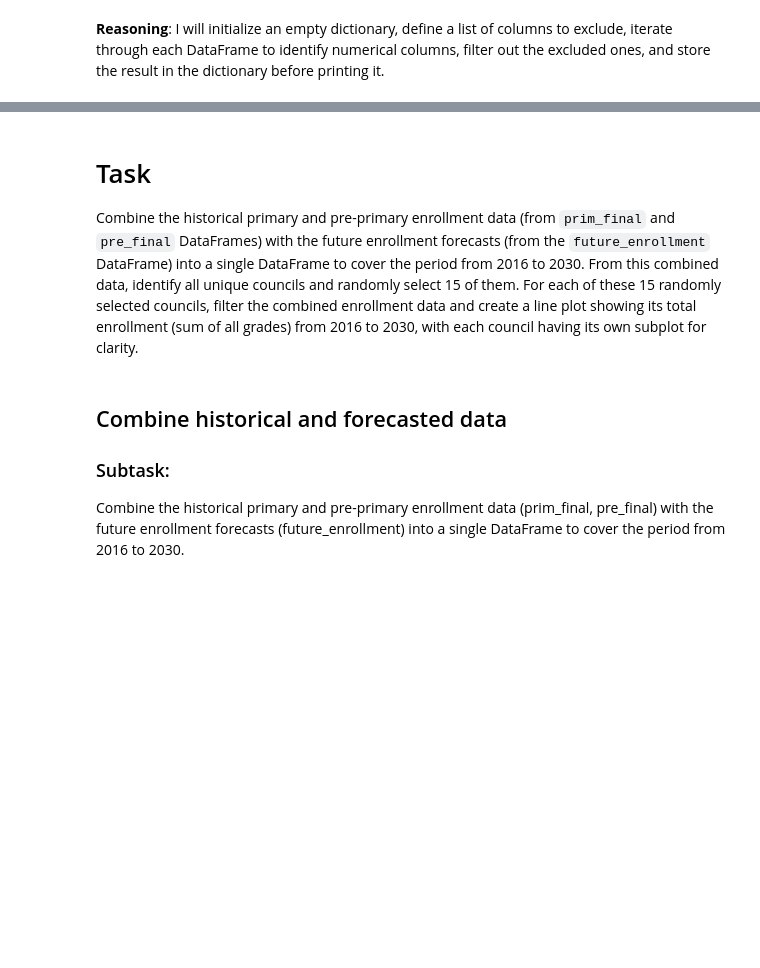
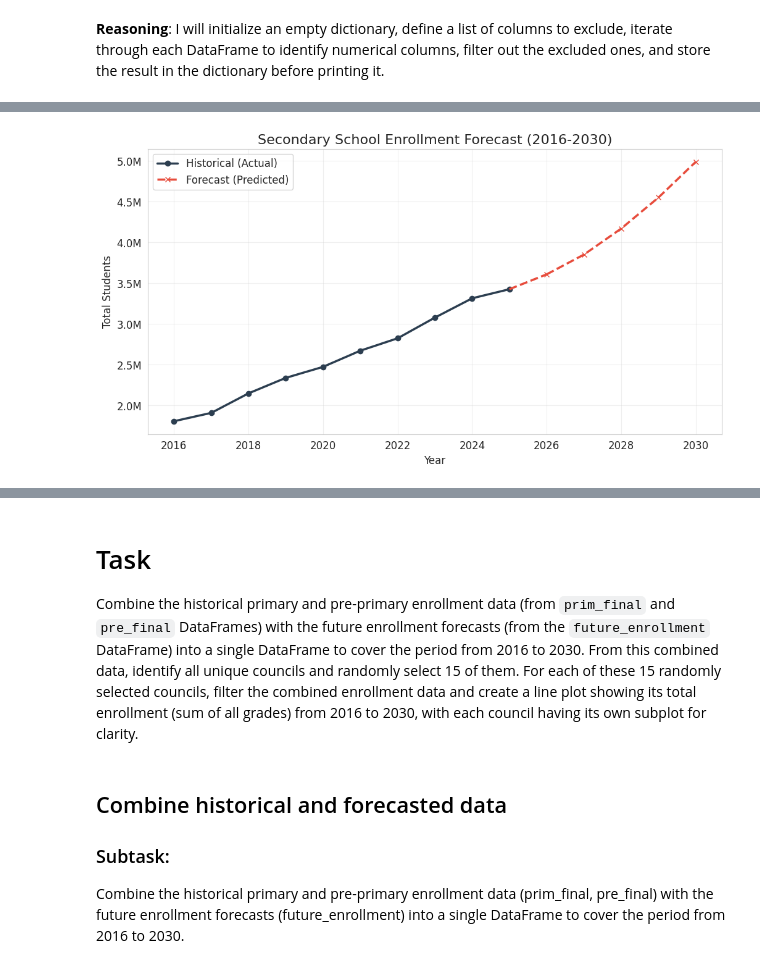
Before and after one commit to kadefue/MoEST, a Jupyter notebook: MoEST_Modeling.ipynb, the cells around one changed output, grey strips where cells are left out. Drawn from its saved outputs; the diff is of its cells as text; code cells hidden in the pictures; blank space fills up the shorter version.

```diff
--- a/MoEST_Modeling.ipynb
+++ b/MoEST_Modeling.ipynb
@@ -2653,53 +2287,97 @@ import matplotlib.pyplot as plt
 import seaborn as sns
 import pandas as pd
 
-def plot_forecasts(prim_hist, pre_hist, forecast_df):
+def plot_secondary_forecasts(history_df, forecast_df):
+    """
+    Plots historical vs. forecasted trends specifically for Secondary Schools.
+    Saves the resulting charts as PNG files.
+    """
     sns.set_style("whitegrid")
     plt.rcParams.update({'font.size': 12})
 
-    # Merge History and Forecast
-    hist_combined = pd.concat([prim_hist[['YEAR', 'ENROLLMENT', 'GRADE']],
-                               pre_hist[['YEAR', 'ENROLLMENT', 'GRADE']]])
-    hist_combined['Type'] = 'Historical'
+    # --- 1. PREPARE DATA ---
+    # Extract relevant columns and tag them
+    # Note: We use 'FORM' instead of 'GRADE' for Secondary data
+    hist_clean = history_df[['YEAR', 'ENROLLMENT', 'FORM']].copy()
+    hist_clean['Type'] = 'Historical'
 
-    forc_combined = forecast_df[['YEAR', 'ENROLLMENT', 'GRADE']].copy()
-    forc_combined['Type'] = 'Forecast'
+    forc_clean = forecast_df[['YEAR', 'ENROLLMENT', 'FORM']].copy()
+    forc_clean['Type'] = 'Forecast'
 
-    full_data = pd.concat([hist_combined, forc_combined])
+    full_data = pd.concat([hist_clean, forc_clean])
 
-    # --- CHART 1: National Trend ---
+    # --- CHART 1: National Trend (Trajectory) ---
     plt.figure(figsize=(12, 6))
+
+    # Aggregate total enrollment per year
     total_trend = full_data.groupby(['YEAR', 'Type'])['ENROLLMENT'].sum().reset_index()
 
     hist_trend = total_trend[total_trend['Type'] == 'Historical']
     forc_trend = total_trend[total_trend['Type'] == 'Forecast']
 
-    plt.plot(hist_trend['YEAR'], hist_trend['ENROLLMENT'], label='Historical', color='#2c3e50', lw=2.5, marker='o')
-    plt.plot(forc_trend['YEAR'], forc_trend['ENROLLMENT'], label='Forecast', color='#e74c3c', lw=2.5, ls='--', marker='x')
+    # Plot Lines
+    plt.plot(hist_trend['YEAR'], hist_trend['ENROLLMENT'],
+             label='Historical (Actual)', color='#2c3e50', lw=2.5, marker='o')
 
-    # Connect lines
-    plt.plot([hist_trend['YEAR'].max(), forc_trend['YEAR'].min()],
-             [hist_trend['ENROLLMENT'].iloc[-1], forc_trend['ENROLLMENT'].iloc[0]],
-             color='#e74c3c', ls='--', lw=2.5)
+    plt.plot(forc_trend['YEAR'], forc_trend['ENROLLMENT'],
+             label='Forecast (Predicted)', color='#e74c3c', lw=2.5, ls='--', marker='x')
 
-    plt.title('Tanzania National Enrollment Forecast (2016-2030)', fontsize=16)
+    # Connect the gap (Year 2025 -> 2026) to make the line continuous
+    if not hist_trend.empty and not forc_trend.empty:
+        plt.plot([hist_trend['YEAR'].max(), forc_trend['YEAR'].min()],
+                 [hist_trend['ENROLLMENT'].iloc[-1], forc_trend['ENROLLMENT'].iloc[0]],
+                 color='#e74c3c', ls='--', lw=2.5)
+
+    plt.title('Secondary School Enrollment Forecast (2016-2030)', fontsize=16)
     plt.ylabel('Total Students')
+    plt.xlabel('Year')
     plt.legend()
-    plt.gca().set_yticklabels(['{:,.1f}M'.format(x/1e6) for x in plt.gca().get_yticks()])
+    plt.grid(True, alpha=0.3)
 
-    plt.savefig("Forecast_National_Trend.png", dpi=300, bbox_inches='tight') # <--- SAVES IMAGE
+    # Format Y-axis to Millions (e.g., 2.5M)
+    current_values = plt.gca().get_yticks()
+    plt.gca().set_yticklabels(['{:,.1f}M'.format(x/1e6) for x in current_values])
+
+    # Save and Show
+    plt.savefig("Secondary_Forecast_National_Trend.png", dpi=300, bbox_inches='tight') # <--- SAVES IMAGE
+    print("Saved: Secondary_Forecast_National_Trend.png")
     plt.show()
 
-    # --- CHART 2: Grade Breakdown ---
+    # --- CHART 2: Form Breakdown (Stacked Area) ---
     plt.figure(figsize=(14, 7))
-    grade_order = ['PRE-PRIMARY', 'GRADE-I', 'GRADE-II', 'GRADE-III', 'GRADE-IV', 'GRADE-V', 'GRADE-VI', 'GRADE-VII']
-    recent_data = full_data[full_data['YEAR'] >= 2020]
-    pivot_df = recent_data.groupby(['YEAR', 'GRADE'])['ENROLLMENT'].sum().unstack()[grade_order]
 
-    pivot_df.plot.area(stacked=True, alpha=0.85, figsize=(14, 7), cmap='viridis')
-    plt.title('Enrollment Composition by Grade (2020-2030)', fontsize=16)
-    plt.legend(bbox_to_anchor=(1.05, 1), loc='upper left')
-    plt.axvline(x=2025, color='white', ls='--', label='Forecast Start')
+    # Define correct order for Secondary Schools
+    form_order = ['FORM 1', 'FORM 2', 'FORM 3', 'FORM 4', 'FORM 5', 'FORM 6']
 
-    plt.savefig("Forecast_Grade_Composition.png", dpi=300, bbox_inches='tight') # <--- SAVES IMAGE
+    # Filter for recent years (2020+) to focus on the trend
+    recent_data = full_data[full_data['YEAR'] >= 2020].copy()
+
+    # Pivot data: Rows=Year, Cols=Form, Values=Enrollment
+    pivot_df = recent_data.groupby(['YEAR', 'FORM'])['ENROLLMENT'].sum().unstack()
+
+    # Reindex columns to ensure correct order (F1 -> F6) and handle missing columns if any
+    pivot_df = pivot_df.reindex(columns=form_order)
+
+    # Plot Stacked Area
+    pivot_df.plot.area(stacked=True, alpha=0.85, figsize=(14, 7), cmap='magma_r')
+    # 'magma_r' gives a nice gradient from Form 1 to Form 6
+
+    plt.title('Secondary Enrollment Composition by Form (2020-2030)', fontsize=16)
+    plt.ylabel('Number of Students')
+    plt.xlabel('Year')
+    plt.legend(bbox_to_anchor=(1.05, 1), loc='upper left', title="Form Level")
+
+    # Add vertical line for "Forecast Start"
+    plt.axvline(x=2025, color='white', ls='--', label='Forecast Start', alpha=0.7)
+
+    # Save and Show
+    plt.savefig("Secondary_Forecast_Form_Composition.png", dpi=300, bbox_inches='tight') # <--- SAVES IMAGE
+    print("Saved: Secondary_Forecast_Form_Composition.png")
     plt.show()
+
+# ==========================================
+# EXECUTION
+# ==========================================
+# Run this using the variables from your Secondary pipeline:
+plot_secondary_forecasts(secondary_final_df, future_secondary_enrollment)
+# %% [output]
@@ -2705,0 +2385 @@ def plot_forecasts(prim_hist, pre_hist, forecast_df):
+[figure, added]
```
Also changed, not shown: parts of 52 cells of this notebook.
